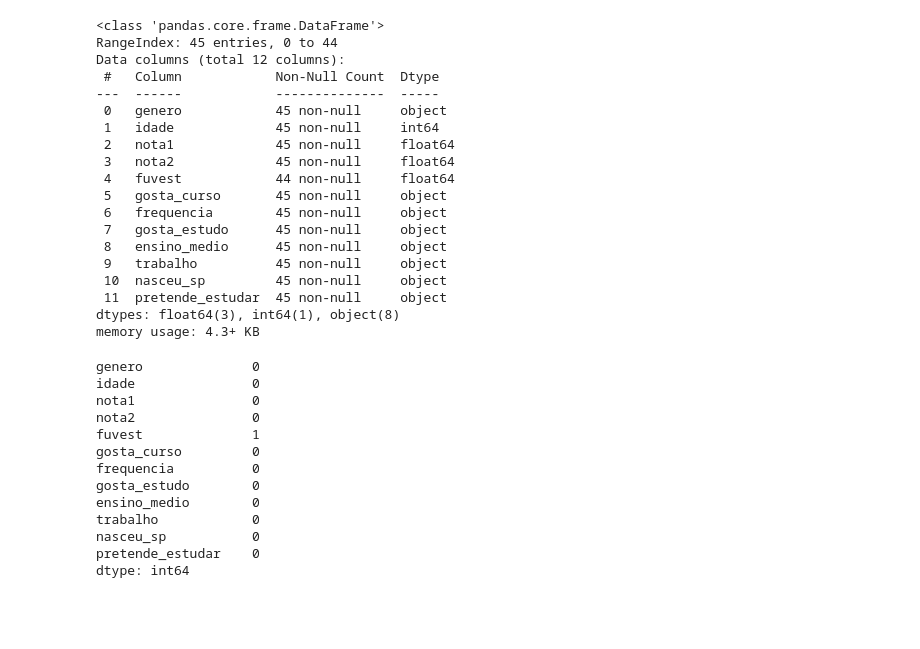
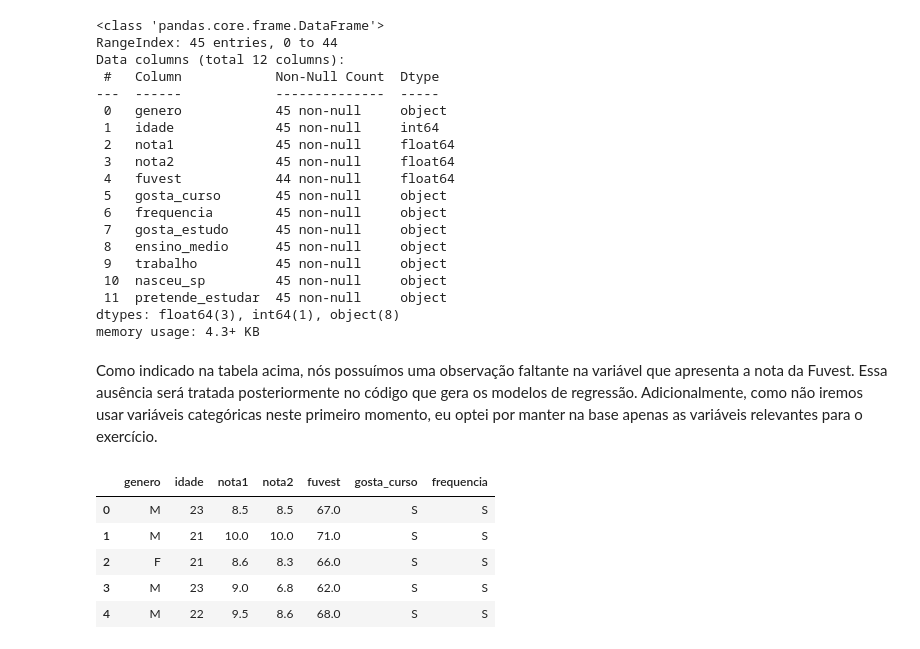
Before and after one commit to baldoinov/econometria-i, a Jupyter notebook: ex_empirico_01.ipynb, the cells around one changed output. Drawn from its saved outputs; the diff is of its cells as text; code cells hidden in the pictures; blank space fills up the shorter version.

```diff
--- a/ex_empirico_01.ipynb
+++ b/ex_empirico_01.ipynb
@@ -67,0 +28,4 @@ display(df_normalized.head())
+# %%
+df = pd.read_csv('dados/dados_ex_empirico_1.csv')
+
+df_display = df[['genero', 'idade', 'nota1', 'nota2', 'fuvest', 'gosta_curso', 'frequencia']]
@@ -87,19 +57,14 @@ Data columns (total 12 columns):
  11  pretende_estudar  45 non-null     object
 dtypes: float64(3), int64(1), object(8)
 memory usage: 4.3+ KB
-# %%
-df.isna().sum()
-# %% [output]
-genero              0
-idade               0
-nota1               0
-nota2               0
-fuvest              1
-gosta_curso         0
-frequencia          0
-gosta_estudo        0
-ensino_medio        0
-trabalho            0
-nasceu_sp           0
-pretende_estudar    0
-dtype: int64
+# %% [markdown]
+Como indicado na tabela acima, nós possuímos uma observação faltante na variável que apresenta a nota da Fuvest. Essa ausência será tratada posteriormente no código que gera os modelos de regressão. Adicionalmente, como não iremos usar variáveis categóricas neste primeiro momento, eu optei por manter na base apenas as variáveis relevantes para o exercício.
+# %%
+df_display.head()
+# %% [output]
+|  | genero | idade | nota1 | nota2 | fuvest | gosta_curso | frequencia |
+| 0 | M | 23 | 8.5 | 8.5 | 67.0 | S | S |
+| 1 | M | 21 | 10.0 | 10.0 | 71.0 | S | S |
+| 2 | F | 21 | 8.6 | 8.3 | 66.0 | S | S |
+| 3 | M | 23 | 9.0 | 6.8 | 62.0 | S | S |
+| 4 | M | 22 | 9.5 | 8.6 | 68.0 | S | S |
```
Also changed, not shown: parts of 21 cells of this notebook, 13 other files.
